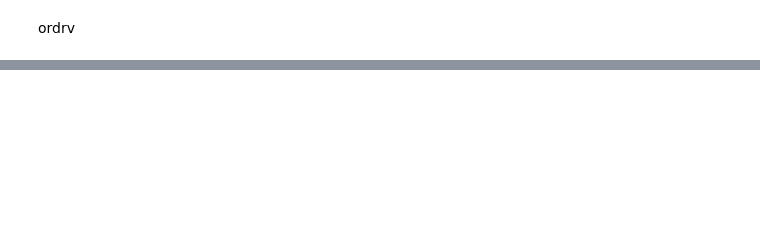
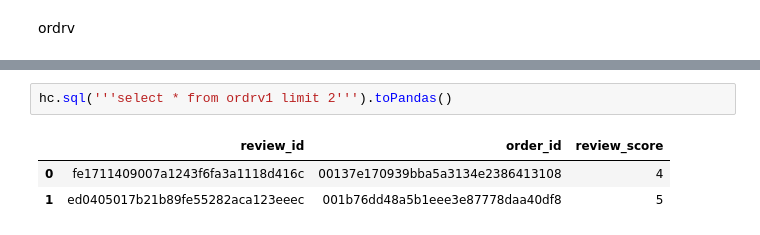
Before and after one commit to NainaAgrawal/ecommerce_sales_analysis, a Jupyter notebook: ecommerceanalysis.ipynb, the cells around one changed output, grey strips where cells are left out. Drawn from its saved outputs; the diff is of its cells as text; blank space fills up the shorter version.

```diff
--- a/ecommerceanalysis.ipynb
+++ b/ecommerceanalysis.ipynb
@@ -274,0 +289,6 @@ ordrv
+# %%
+hc.sql('''select * from ordrv1 limit 2''').toPandas()
+# %% [output]
+|  | review_id | order_id | review_score |
+| 0 | fe1711409007a1243f6fa3a1118d416c | 00137e170939bba5a3134e2386413108 | 4 |
+| 1 | ed0405017b21b89fe55282aca123eeec | 001b76dd48a5b1eee3e87778daa40df8 | 5 |
```
Also changed, not shown: parts of 3 cells of this notebook.
